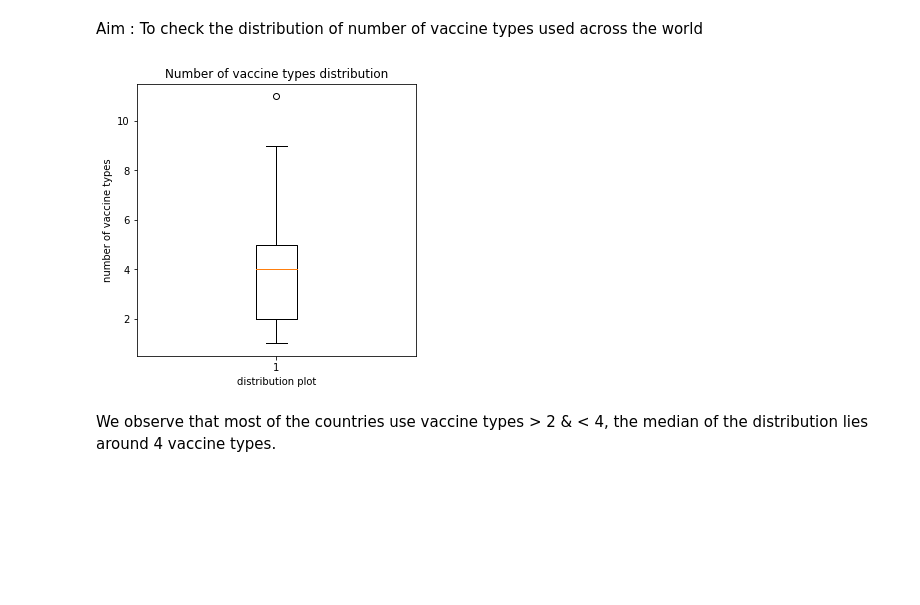
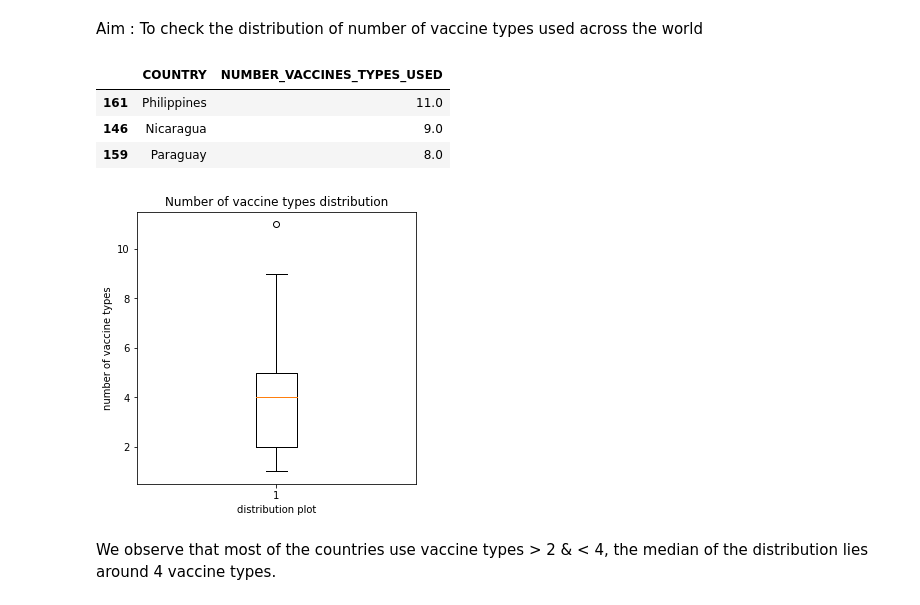
Before and after one commit to tejachalmala/Applied-DataScience-Assignment1, a Jupyter notebook: CovidWHOvaccines.ipynb, the cells around one changed output. Drawn from its saved outputs; the diff is of its cells as text; code cells hidden in the pictures; blank space fills up the shorter version.

```diff
--- a/CovidWHOvaccines.ipynb
+++ b/CovidWHOvaccines.ipynb
@@ -97,15 +161,17 @@ We see that the vaccination administration was first started in July 2020, in ch
 ### 2. Distribution of number of vaccines types
 # %% [markdown]
 Aim : To check the distribution of number of vaccine types used across the world
-# %%
-plt.figure(figsize=(5,5))
-plt.boxplot(vaccination_df['NUMBER_VACCINES_TYPES_USED'].dropna())
-plt.title('Number of vaccine types distribution')
-plt.xlabel('distribution plot')
-plt.ylabel('number of vaccine types')
-plt.show()
-# %% [output]
-[figure, removed]
+# %%
+vaccination_df[['COUNTRY','NUMBER_VACCINES_TYPES_USED']].dropna().sort_values(by = 'NUMBER_VACCINES_TYPES_USED', ascending = False).head(3)
+# %% [output]
+|  | COUNTRY | NUMBER_VACCINES_TYPES_USED |
+| 161 | Philippines | 11.0 |
+| 146 | Nicaragua | 9.0 |
+| 159 | Paraguay | 8.0 |
+# %%
+plot_box_plot(vaccination_df['NUMBER_VACCINES_TYPES_USED'].dropna(), 'Number of vaccine types distribution', 'distribution plot', 'number of vaccine types')
+# %% [output]
+[figure, added]
 # %% [markdown]
 We observe that most of the countries use vaccine types > 2 & < 4, the median of the distribution lies around 4 vaccine types.
 # %% [markdown]
```
Also changed, not shown: parts of 4 cells of this notebook, 5 other files.
